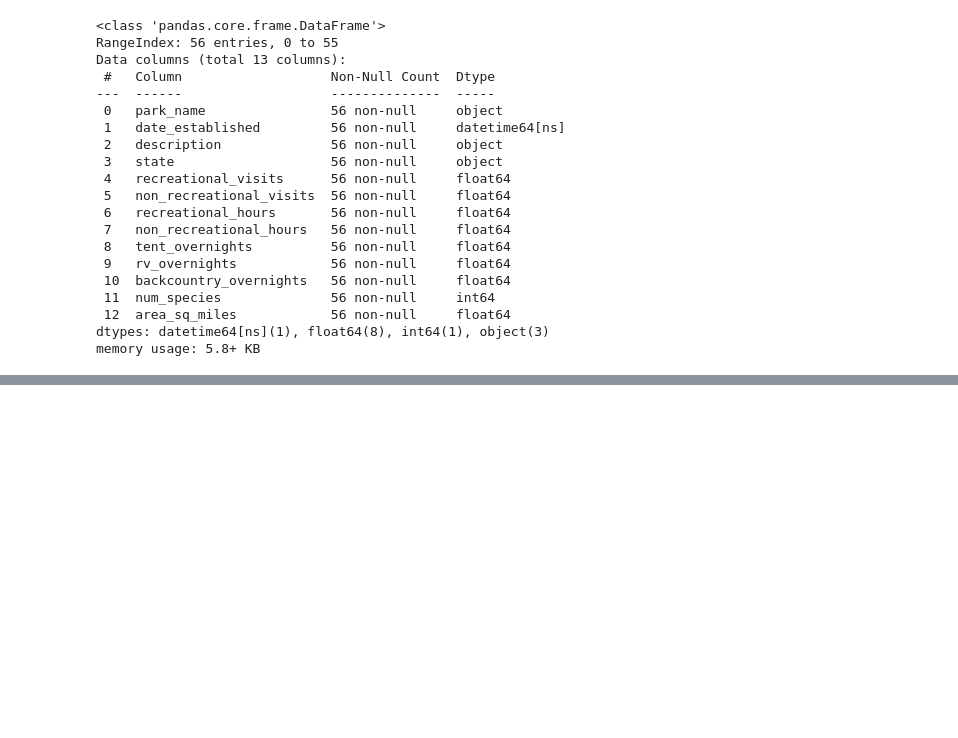
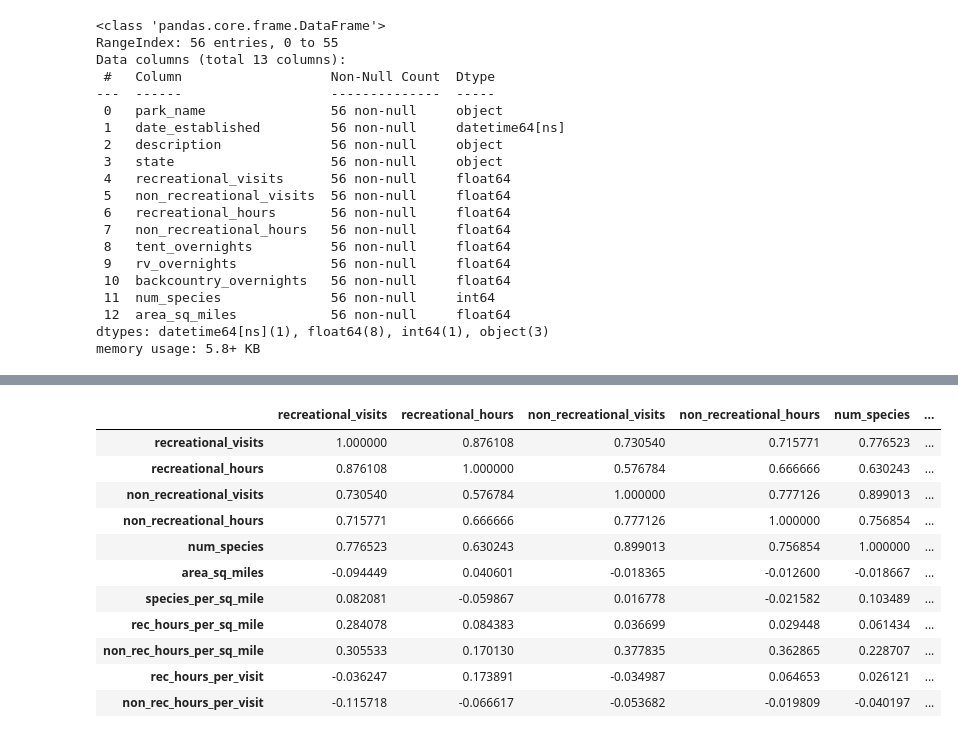
Before and after one commit to jaredjab/Capstone, a Jupyter notebook: scripts/np_eda.ipynb, the cells around one changed output, grey strips where cells are left out. Saved outputs shown, nothing was run; the diff lists cells and outputs as text; code cells hidden in the pictures; blank space fills up the shorter version.

```diff
--- a/scripts/np_eda.ipynb
+++ b/scripts/np_eda.ipynb
@@ -240,6 +240,13 @@ def nonRecHrPerVisit(hours, visits):
         return 0.0
 # %%
 np_stats['non_rec_hours_per_visit'] = np_stats.apply(lambda x: nonRecHrPerVisit(x.non_recreational_hours, x.non_recreational_visits), axis=1)
+# %%
+loc_df = pd.read_csv('../data/park_locs.csv')
+# %%
+np_stats = np_stats.merge(loc_df
+                         ,how='left'
+                         ,left_on='park_name'
+                         ,right_on='park_name')
 # %%
 np_stats
 # %% [output]
@@ -260,5 +267,30 @@ np_stats
 | 53 | Yellowstone | 1872-03-01 | Situated on the Yellowstone Calde... | Wyoming | 4501382.0 | 1306861.0 | ... |
 | 54 | Yosemite | 1890-10-01 | Yosemite features sheer granite c... | California | 3897070.0 | 160167.0 | ... |
 | 55 | Zion | 1919-11-19 | Located at the junction of the Co... | Utah | 4623238.0 | 21900.0 | ... |
+# %%
+np_stats[['recreational_visits'
+         ,'recreational_hours'
+         ,'non_recreational_visits'
+         ,'non_recreational_hours'
+         ,'num_species'
+         ,'area_sq_miles'
+         ,'species_per_sq_mile'
+         ,'rec_hours_per_sq_mile'
+         ,'non_rec_hours_per_sq_mile'
+         ,'rec_hours_per_visit'
+         ,'non_rec_hours_per_visit']].corr()
+# %% [output]
+|  | recreational_visits | recreational_hours | non_recreational_visits | non_recreational_hours | num_species | ... |
+| recreational_visits | 1.000000 | 0.876108 | 0.730540 | 0.715771 | 0.776523 | ... |
+| recreational_hours | 0.876108 | 1.000000 | 0.576784 | 0.666666 | 0.630243 | ... |
+| non_recreational_visits | 0.730540 | 0.576784 | 1.000000 | 0.777126 | 0.899013 | ... |
+| non_recreational_hours | 0.715771 | 0.666666 | 0.777126 | 1.000000 | 0.756854 | ... |
+| num_species | 0.776523 | 0.630243 | 0.899013 | 0.756854 | 1.000000 | ... |
+| area_sq_miles | -0.094449 | 0.040601 | -0.018365 | -0.012600 | -0.018667 | ... |
+| species_per_sq_mile | 0.082081 | -0.059867 | 0.016778 | -0.021582 | 0.103489 | ... |
+| rec_hours_per_sq_mile | 0.284078 | 0.084383 | 0.036699 | 0.029448 | 0.061434 | ... |
+| non_rec_hours_per_sq_mile | 0.305533 | 0.170130 | 0.377835 | 0.362865 | 0.228707 | ... |
+| rec_hours_per_visit | -0.036247 | 0.173891 | -0.034987 | 0.064653 | 0.026121 | ... |
+| non_rec_hours_per_visit | -0.115718 | -0.066617 | -0.053682 | -0.019809 | -0.040197 | ... |
 # %%
 np_stats.to_csv('../data/np_all.csv', index=False)
```
Also changed, not shown: parts of 2 cells of this notebook, 3 other files.
